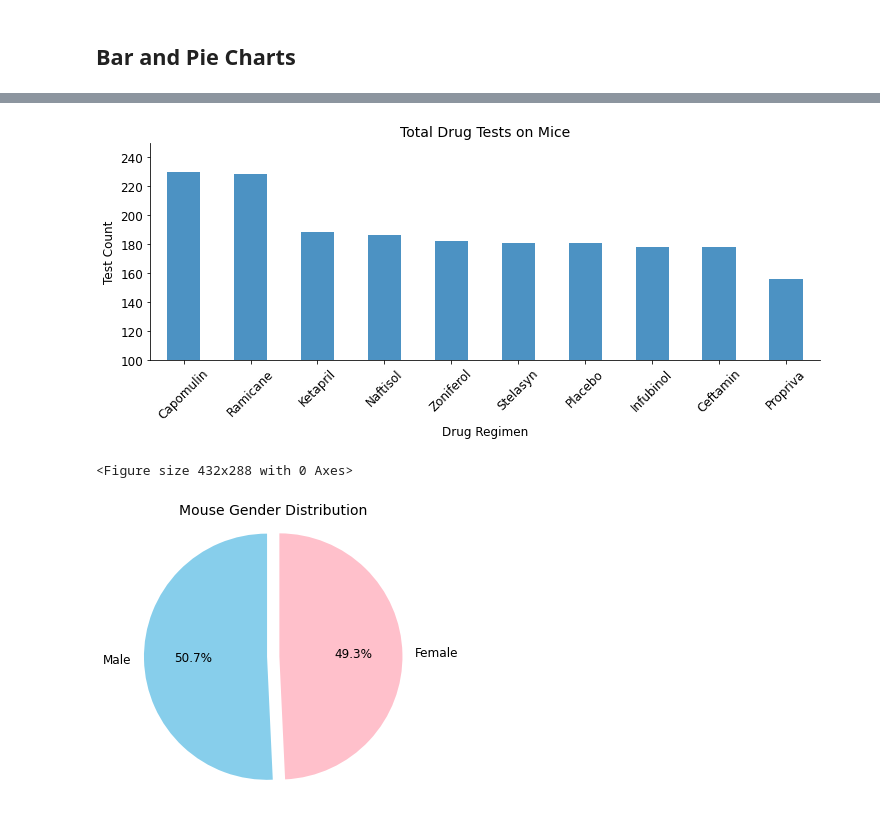
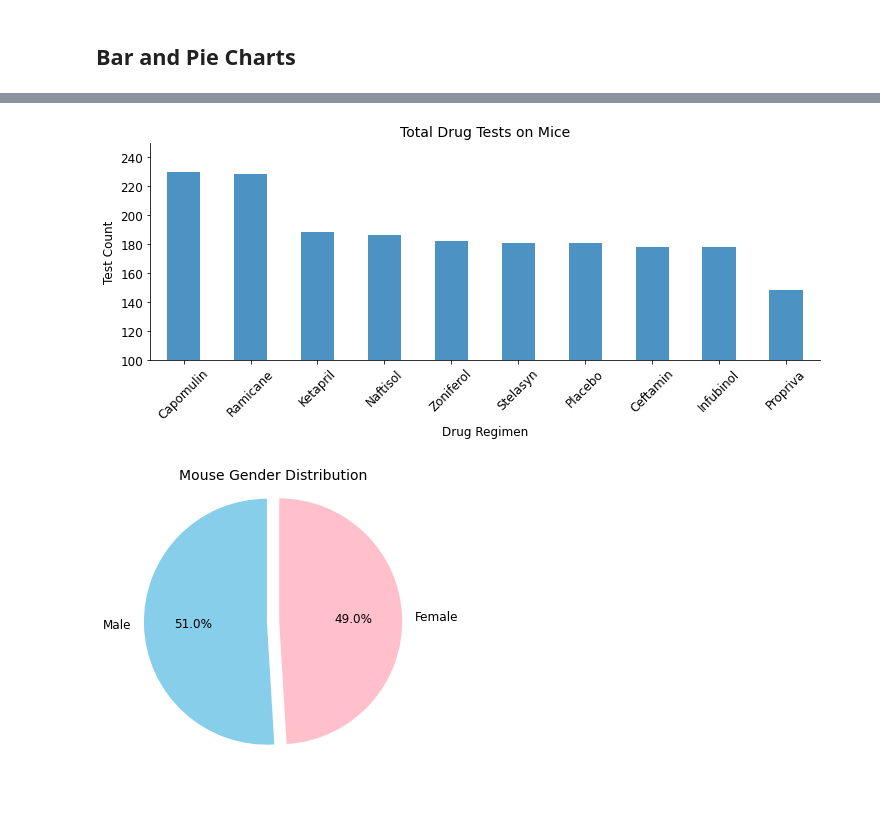
Before and after one commit to CicilyGeorge/Matplotlib-challenge, a Jupyter notebook: pymaceuticals.ipynb, the cells around one changed output, grey strips where cells are left out. Cells and saved outputs as stored; diff of their text form; code cells hidden in the pictures.

```diff
--- a/pymaceuticals.ipynb
+++ b/pymaceuticals.ipynb
@@ -63,7 +63,10 @@ duplicate_data
 | 920 | g989 | Propriva | Female | 21 | 26 | 35 | 62.570880 | ... |
 # %%
 # Creating a clean DataFrame by dropping the duplicate mouse by its ID.
-clean_data = combined_data.drop_duplicates(subset=['Mouse ID', 'Timepoint'], keep='last')
-clean_data.loc[clean_data['Mouse ID'].isin(duplicated_mouse)==True]
+clean_data = combined_data.loc[combined_data['Mouse ID'].isin(duplicated_mouse)==False]
+
+# Checking for any data of the duplicated mouse in the clean DataFrame
+duplicate_test = clean_data.loc[clean_data['Mouse ID'].isin(duplicated_mouse)==True]
+duplicate_test
 # %% [output]
 |  | Mouse ID | Drug Regimen | Sex | Age_months | Weight (g) | Timepoint | Tumor Volume (mm3) | ... |
@@ -172,22 +179,32 @@ plt.tight_layout()
 # %%
 # Generate a bar plot showing the total number of mice for each treatment throughout the course of the study using pyplot.
+
+# Creating a list(Series) from the drug_test_count Data Frame for y values
+test_count = drug_test_count['Mouse Count']
+
+# Creating an array to mark the x axis header locations
 x_axis = np.arange(len(drug_test_count))
+
+# Setting the figure size
+plt.figure(figsize=(12,4))
+
+# Creating a bar plot with the lists of x and y values
+plt.bar(x_axis, test_count, alpha=0.8, width=.5)
+
+# Create the ticks(headers) for our bar chart's x axis
 tick_locations = [value for value in x_axis]
-
-plt.figure(figsize=(12,4))
-plt.bar(x_axis, drug_test_count['Mouse Count'], alpha=0.8, width=.5)
 plt.xticks(tick_locations, drug_test_count['Drug Regimen'], rotation=45)
 
+# Adding title, labels and axis limits to the plot
 plt.title("Total Drug Tests on Mice", fontsize=14)
 plt.xlabel("Drug Regimen")
 plt.ylabel("Test Count")
 plt.xlim(-0.5, len(x_axis)-0.5)
 plt.ylim(100, max(drug_test_count['Mouse Count'])+20)
 
+# Print our chart to the screen
 plt.show()
-plt.tight_layout()
 # %% [output]
-[figure, old version]
+[figure, new version]
-<Figure size 432x288 with 0 Axes>
 # %%
 # Generate a pie plot showing the distribution of female versus male mice using pandas
```
Also changed, not shown: parts of 15 cells of this notebook.
